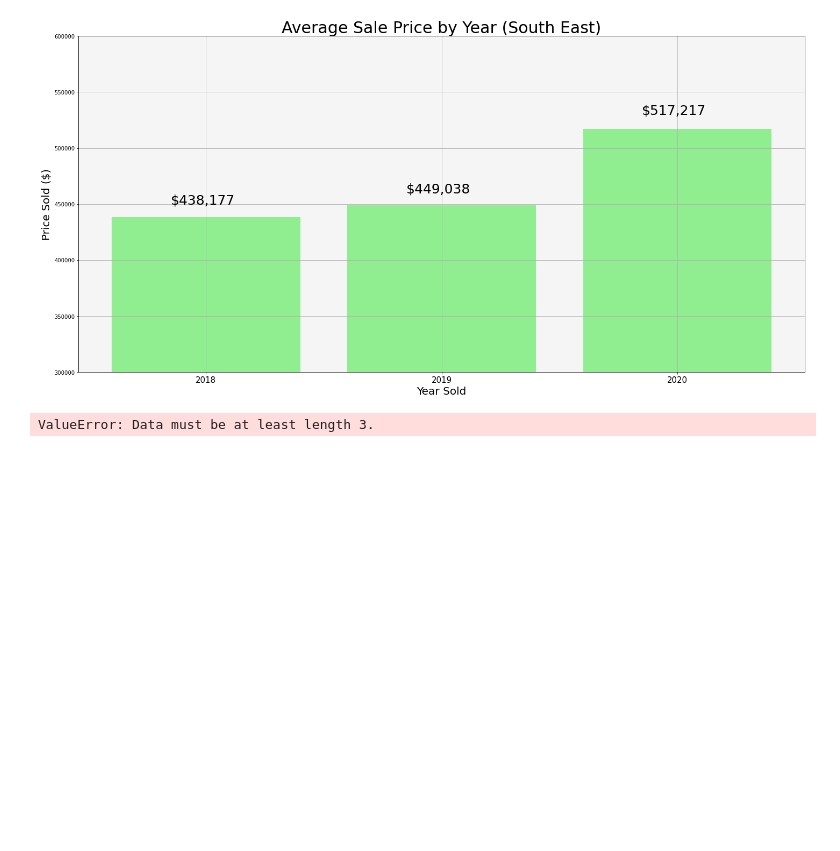
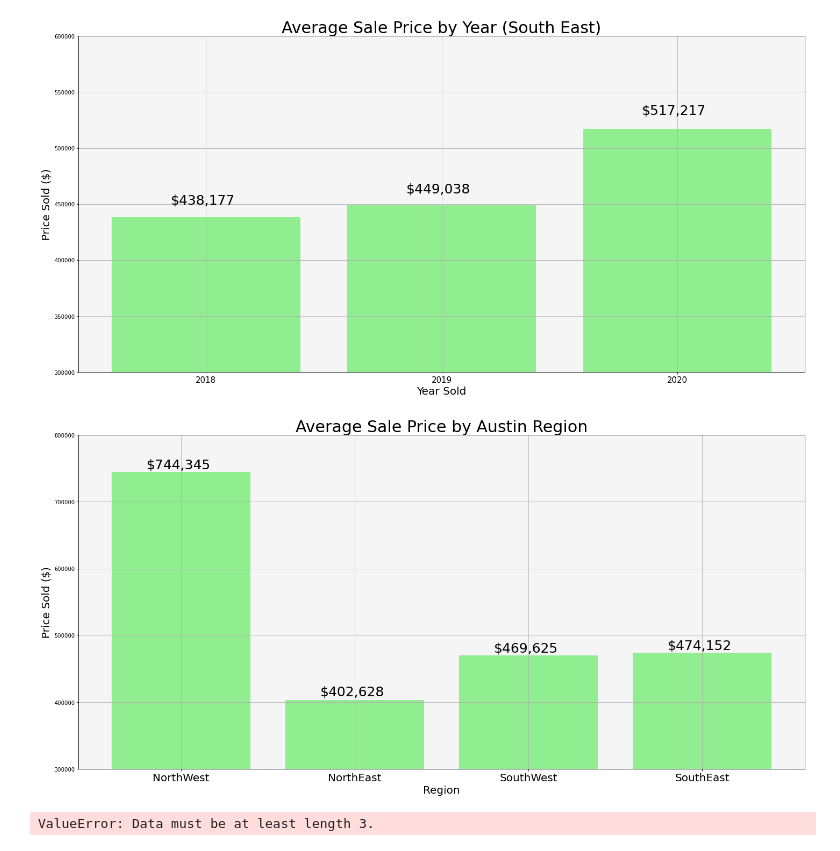
Before and after one commit to jonarnold3065/SMU_Project-1, a Jupyter notebook: Greyson_Work/notebooks/Greyson_Formal.ipynb, the cells around one changed output. Saved outputs shown, nothing was run; the diff lists cells and outputs as text; code cells hidden in the pictures; blank space fills up the shorter version.

```diff
--- a/Greyson_Work/notebooks/Greyson_Formal.ipynb
+++ b/Greyson_Work/notebooks/Greyson_Formal.ipynb
@@ -927,27 +927,29 @@ plt.show()
 # %%
 plt.figure(figsize=(20,10))
 x = [1,2,3,4]
 labels = ['NorthWest','NorthEast','SouthWest','SouthEast']
 data = [northWest.latestPrice.mean(),northEast.latestPrice.mean(),southWest.latestPrice.mean(),southEast.latestPrice.mean()]
 plt.bar(x,data,color='lightgreen',align='center')
 plt.title('Average Sale Price by Austin Region',fontsize=30)
 plt.xlabel('Region',fontsize=20)
 plt.ylabel('Price Sold ($)',fontsize=20)
 plt.ylim(300000,800000)
 plt.grid()
 plt.xticks(x,labels,fontsize=20)
 plt.annotate(f'{"${:,.0f}".format(northWest.latestPrice.mean())}',(.80,750000),fontsize=25)
-plt.annotate(f'{"${:,.0f}".format(northEast.latestPrice.mean())}',(1.75,410000),fontsize=25)
-plt.annotate(f'{"${:,.0f}".format(southWest.latestPrice.mean())}',(2.75,475000),fontsize=25)
-plt.annotate(f'{"${:,.0f}".format(southEast.latestPrice.mean())}',(3.75,479000),fontsize=25)
+plt.annotate(f'{"${:,.0f}".format(northEast.latestPrice.mean())}',(1.80,410000),fontsize=25)
+plt.annotate(f'{"${:,.0f}".format(southWest.latestPrice.mean())}',(2.80,475000),fontsize=25)
+plt.annotate(f'{"${:,.0f}".format(southEast.latestPrice.mean())}',(3.80,479000),fontsize=25)
 
 ax = plt.axes()
 ax.set(facecolor='whitesmoke')
 
-#path = '../output/SouthEast_Average_Price.png'
-#plt.savefig(path)
+path = '../output/Average_Sale_Price_Region.png'
+plt.savefig(path)
 plt.tight_layout()
 plt.show()
+# %% [output]
+[figure, added]
 # %%
 sampling_difference = stats.ttest_ind(southWest['latestPrice'],southWest['livingAreaSqFt'])
 stats.shapiro(sampling_difference)
```
Also changed, not shown: parts of 5 cells of this notebook.
